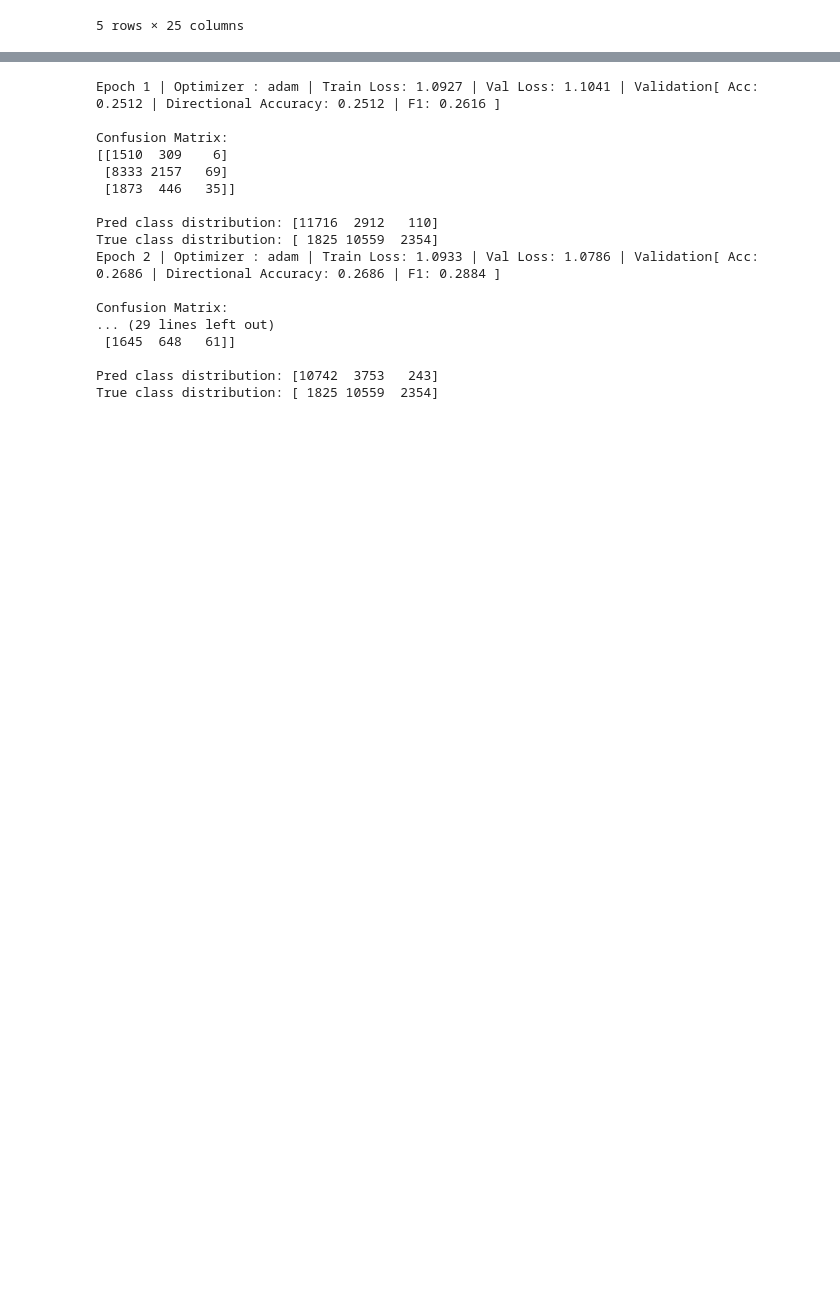
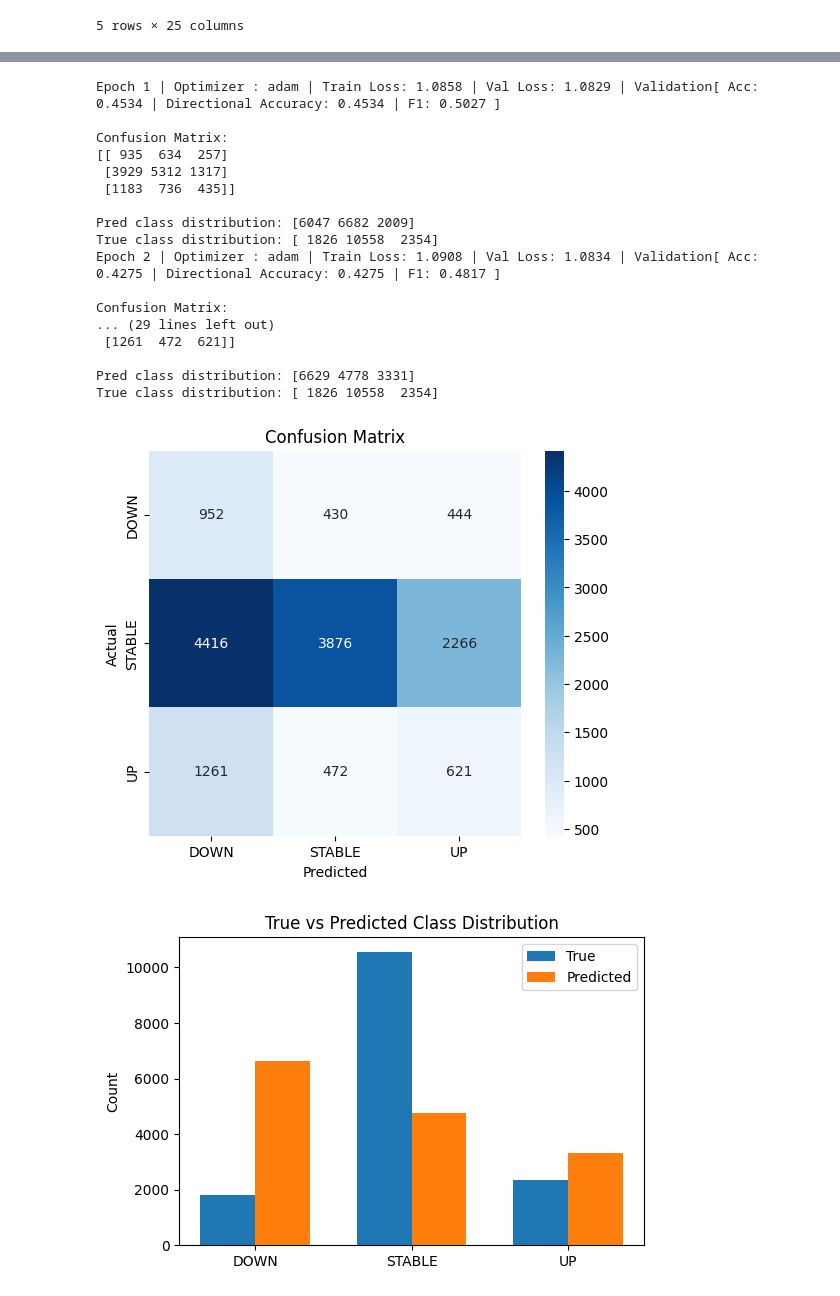
Before and after one commit to borisletic/bitcoin-multimodal-prediction, a Jupyter notebook: notebooks/LSTM [klasifikacija].ipynb, the cells around one changed output, grey strips where cells are left out. Saved outputs shown, nothing was run; the diff lists cells and outputs as text; code cells hidden in the pictures; blank space fills up the shorter version.

```diff
--- a/notebooks/LSTM [klasifikacija].ipynb
+++ b/notebooks/LSTM [klasifikacija].ipynb
@@ -382,10 +562,14 @@ class PriceBranch(nn.Module):
 # %%
 # -----------------------------
-# 7) TRAINING LOOP
+# 6) TRAINING LOOP
 # -----------------------------
+!pip install -q seaborn
 
 from sklearn.metrics import accuracy_score, f1_score, confusion_matrix
 import numpy as np
+import matplotlib.pyplot as plt
+import seaborn as sns
+from sklearn.metrics import confusion_matrix
 
 #optimizer = get_optimizer(optimizer_type='adam', lr=0.001)# da moze da bira
 
@@ -405,7 +589,7 @@ def training_loop(optimizer_type='adam', lr=0.001, epochs=20):
         raise ValueError(f"Unsupported optimizer type: {optimizer_type}")
 
     weights_tensor = torch.tensor(
-        [class_weights[-1], class_weights[0], class_weights[1]],
+        [class_weights[0], class_weights[1], class_weights[2]],
         dtype=torch.float32
     ).to(device)
 
@@ -497,23 +681,60 @@ def training_loop(optimizer_type='adam', lr=0.001, epochs=20):
 
         # Scheduler za smanjenje learning rate-a
         scheduler.step(val_loss)#scheduler.step(train_loss)
+
+    #confusion matrix plot
+    cm = confusion_matrix(val_true, val_preds)
+
+    plt.figure(figsize=(6,5))
+    sns.heatmap(cm, annot=True, fmt='d', cmap='Blues',
+                xticklabels=["DOWN", "STABLE", "UP"],
+                yticklabels=["DOWN", "STABLE", "UP"])
+
+    plt.xlabel("Predicted")
+    plt.ylabel("Actual")
+    plt.title("Confusion Matrix")
+
+    #distribucija predikcije i stvarne vrednosti
+
+    plt.show()
+
+    labels = ["DOWN", "STABLE", "UP"]
+
+    true_counts = np.bincount(val_true, minlength=3)
+    pred_counts = np.bincount(val_preds, minlength=3)
+
+    x = np.arange(len(labels))
+    width = 0.35
+
+    plt.figure(figsize=(6,4))
+    plt.bar(x - width/2, true_counts, width, label="True")
+    plt.bar(x + width/2, pred_counts, width, label="Predicted")
+
+    plt.xticks(x, labels)
+    plt.ylabel("Count")
+    plt.title("True vs Predicted Class Distribution")
+    plt.legend()
+
+    plt.show()
 # %%
-training_loop(optimizer_type='adam', lr=0.001, epochs=5)
+training_loop(optimizer_type='adam', lr=0.0001, epochs=5)
 # %% [output]
-Epoch 1 | Optimizer : adam | Train Loss: 1.0927 | Val Loss: 1.1041 | Validation[ Acc: 0.2512 | Directional Accuracy: 0.2512 | F1: 0.2616 ]
+Epoch 1 | Optimizer : adam | Train Loss: 1.0858 | Val Loss: 1.0829 | Validation[ Acc: 0.4534 | Directional Accuracy: 0.4534 | F1: 0.5027 ]
 
 Confusion Matrix:
-[[1510  309    6]
- [8333 2157   69]
- [1873  446   35]]
+[[ 935  634  257]
+ [3929 5312 1317]
+ [1183  736  435]]
 
-Pred class distribution: [11716  2912   110]
-True class distribution: [ 1825 10559  2354]
-Epoch 2 | Optimizer : adam | Train Loss: 1.0933 | Val Loss: 1.0786 | Validation[ Acc: 0.2686 | Directional Accuracy: 0.2686 | F1: 0.2884 ]
+Pred class distribution: [6047 6682 2009]
+True class distribution: [ 1826 10558  2354]
+Epoch 2 | Optimizer : adam | Train Loss: 1.0908 | Val Loss: 1.0834 | Validation[ Acc: 0.4275 | Directional Accuracy: 0.4275 | F1: 0.4817 ]
 
 Confusion Matrix:
 ... (29 lines left out)
- [1645  648   61]]
+ [1261  472  621]]
 
-Pred class distribution: [10742  3753   243]
-True class distribution: [ 1825 10559  2354]
+Pred class distribution: [6629 4778 3331]
+True class distribution: [ 1826 10558  2354]
+[figure, added]
+[figure, added]
```
Also changed, not shown: parts of 35 cells of this notebook, 2 other files.
